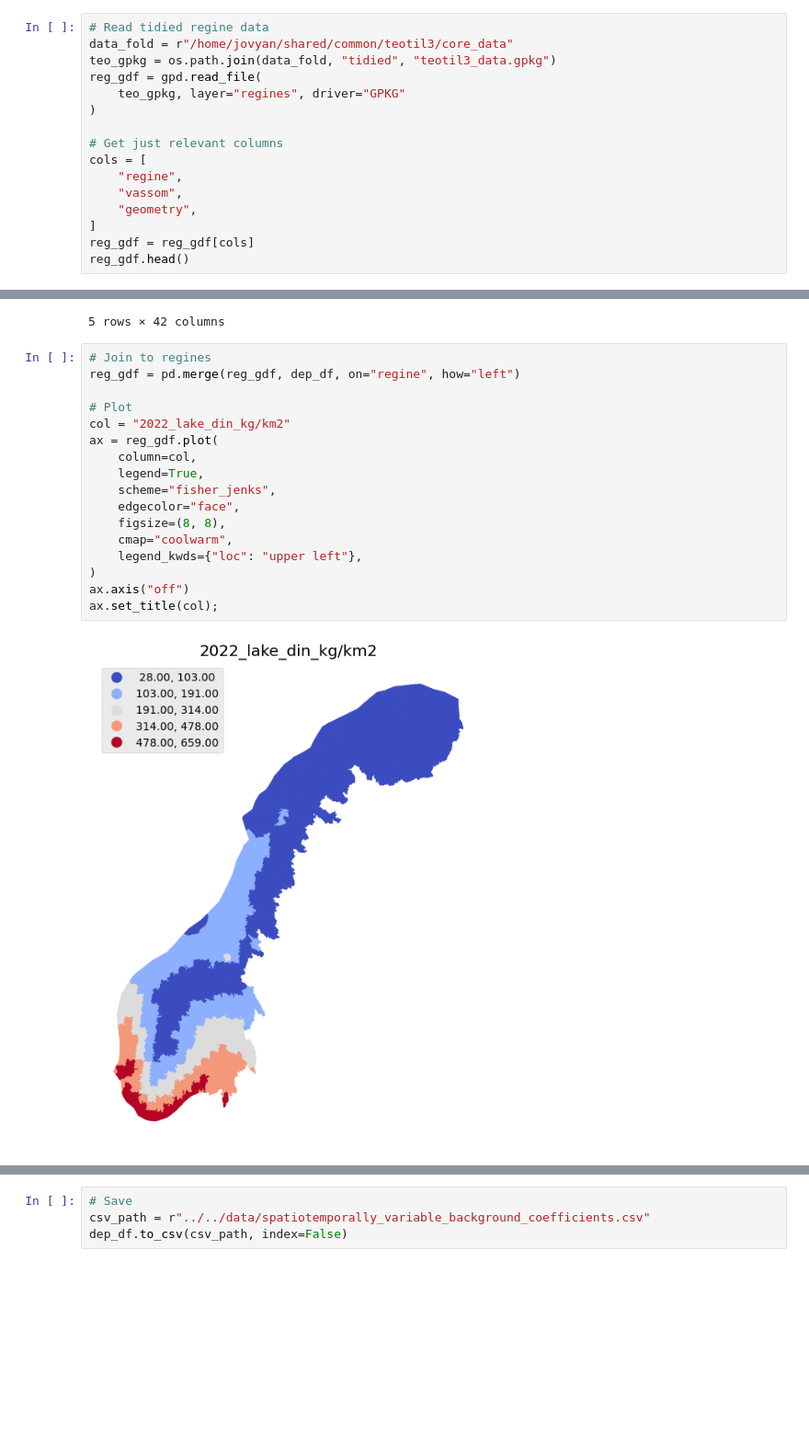
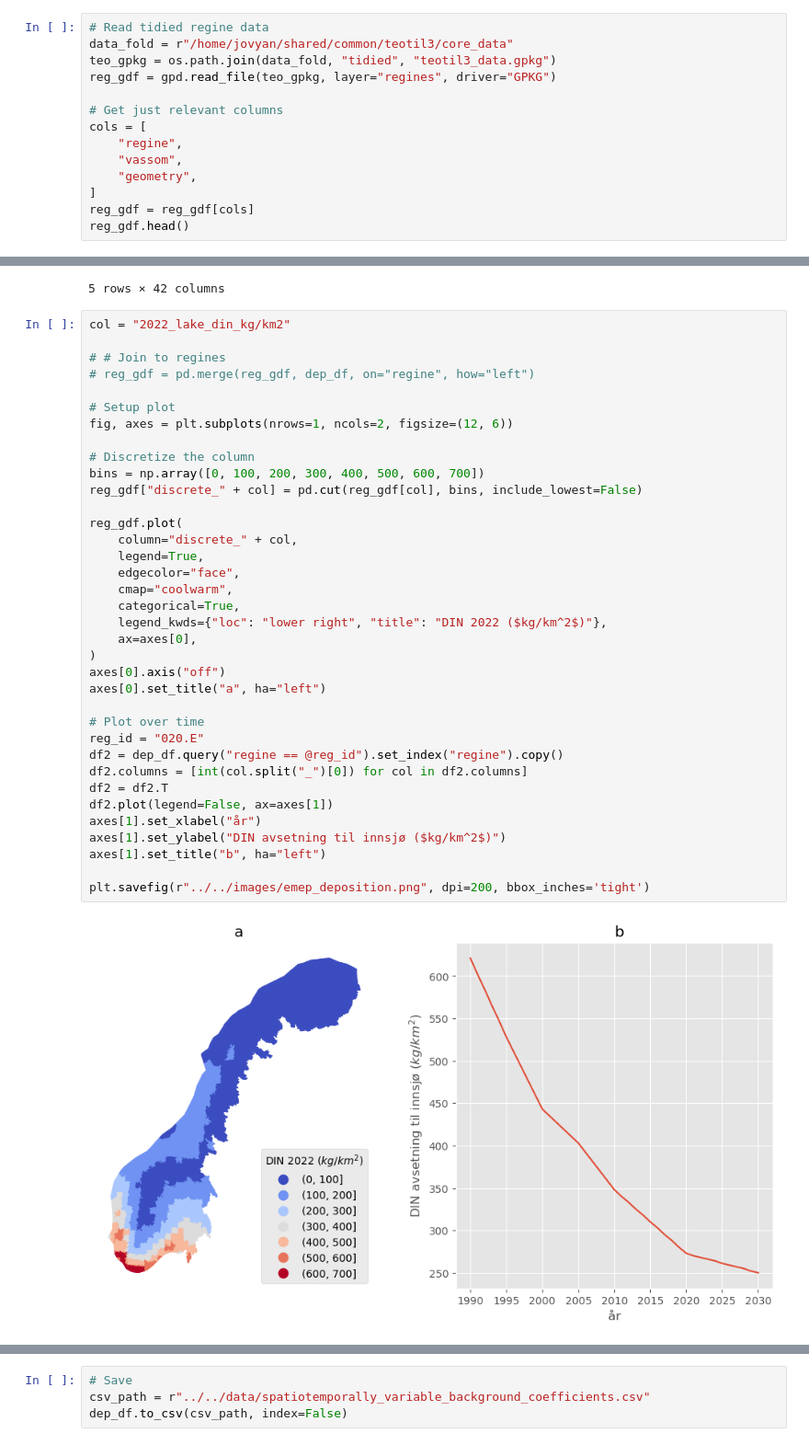
Before and after one commit to NIVANorge/teotil3, a Jupyter notebook: notebooks/development/T2-7c_other_background_coeffs.ipynb, the cells around one changed output, grey strips where cells are left out. Shown at 92% size. Cells and saved outputs as stored; diff of their text form; blank space fills up the shorter version.

```diff
--- a/notebooks/development/T2-7c_other_background_coeffs.ipynb
+++ b/notebooks/development/T2-7c_other_background_coeffs.ipynb
@@ -117,9 +117,7 @@ Deposition varies over both space and time. The code below extracts all the EMEP
 # Read tidied regine data
 data_fold = r"/home/jovyan/shared/common/teotil3/core_data"
 teo_gpkg = os.path.join(data_fold, "tidied", "teotil3_data.gpkg")
-reg_gdf = gpd.read_file(
-    teo_gpkg, layer="regines", driver="GPKG"
-)
+reg_gdf = gpd.read_file(teo_gpkg, layer="regines", driver="GPKG")
 
 # Get just relevant columns
 cols = [
@@ -260,21 +258,40 @@ dep_df.head()
 | 4 | 001.1A2B | 944 | 920 | 897 | 873 | ... |
 5 rows × 42 columns
 # %%
-# Join to regines
-reg_gdf = pd.merge(reg_gdf, dep_df, on="regine", how="left")
+col = "2022_lake_din_kg/km2"
 
-# Plot
-col = "2022_lake_din_kg/km2"
-ax = reg_gdf.plot(
-    column=col,
+# # Join to regines
+# reg_gdf = pd.merge(reg_gdf, dep_df, on="regine", how="left")
+
+# Setup plot
+fig, axes = plt.subplots(nrows=1, ncols=2, figsize=(12, 6))
+
+# Discretize the column
+bins = np.array([0, 100, 200, 300, 400, 500, 600, 700])
+reg_gdf["discrete_" + col] = pd.cut(reg_gdf[col], bins, include_lowest=False)
+
+reg_gdf.plot(
+    column="discrete_" + col,
     legend=True,
-    scheme="fisher_jenks",
     edgecolor="face",
-    figsize=(8, 8),
     cmap="coolwarm",
-    legend_kwds={"loc": "upper left"},
+    categorical=True,
+    legend_kwds={"loc": "lower right", "title": "DIN 2022 ($kg/km^2$)"},
+    ax=axes[0],
 )
-ax.axis("off")
-ax.set_title(col);
+axes[0].axis("off")
+axes[0].set_title("a", ha="left")
+
+# Plot over time
+reg_id = "020.E"
+df2 = dep_df.query("regine == @reg_id").set_index("regine").copy()
+df2.columns = [int(col.split("_")[0]) for col in df2.columns]
+df2 = df2.T
+df2.plot(legend=False, ax=axes[1])
+axes[1].set_xlabel("år")
+axes[1].set_ylabel("DIN avsetning til innsjø ($kg/km^2$)")
+axes[1].set_title("b", ha="left")
+
+plt.savefig(r"../../images/emep_deposition.png", dpi=200, bbox_inches='tight')
 # %% [output]
-[figure, old version]
+[figure, new version]
```
Also changed, not shown: parts of 3 cells of this notebook, 19 other files.
